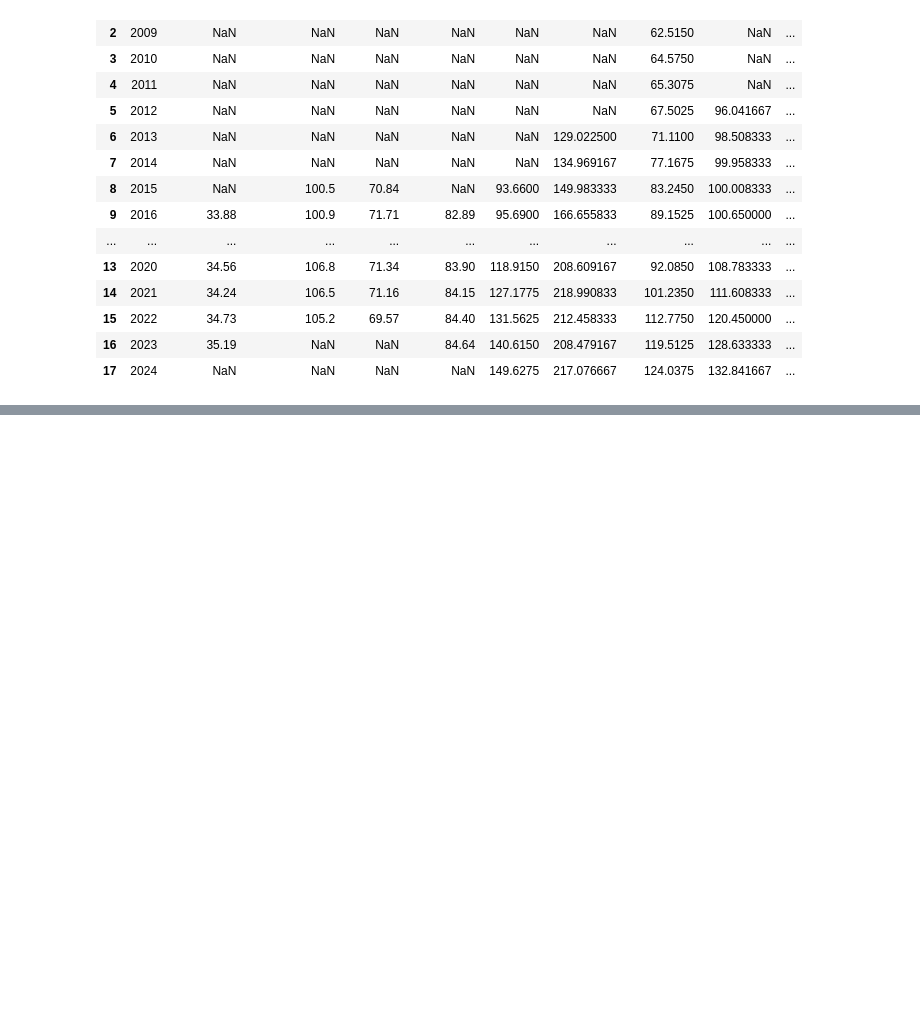
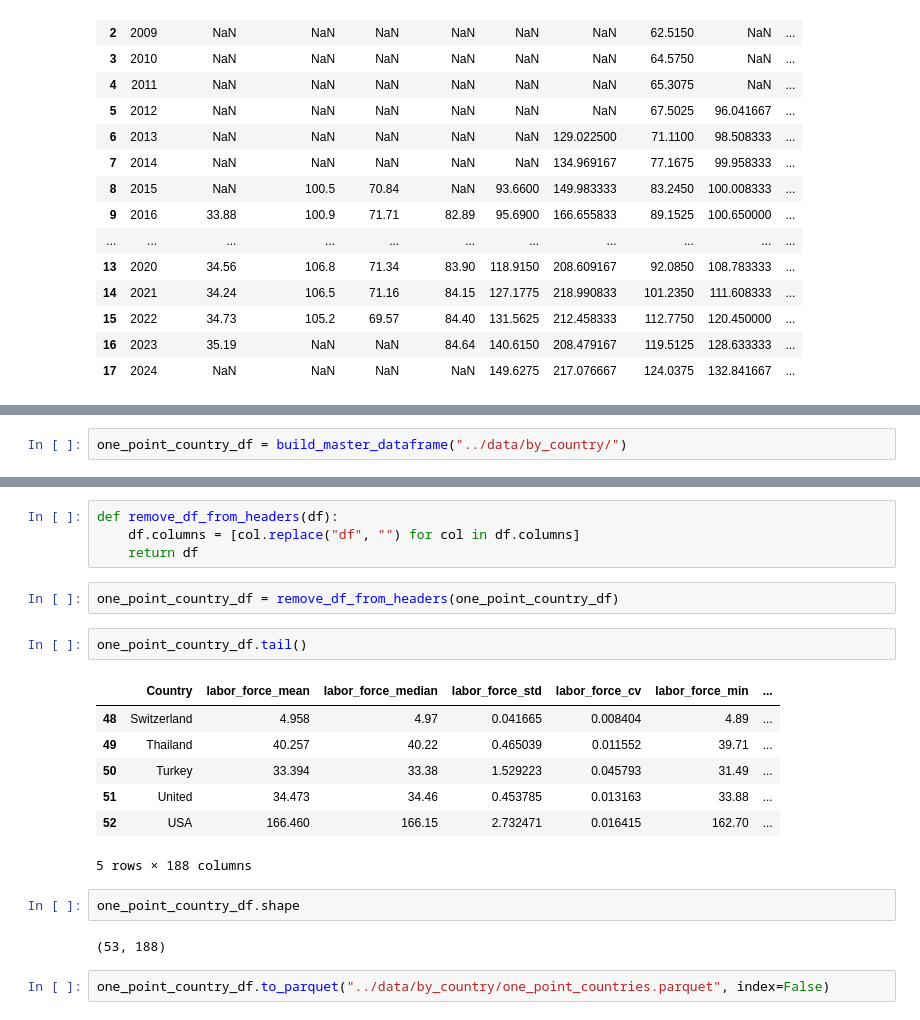
Before and after one commit to acostadlucas/mcs-red, a Jupyter notebook: hypothesis_test/hypothesis_test_04.ipynb, the cells around one changed output, grey strips where cells are left out. Saved outputs shown, nothing was run; the diff lists cells and outputs as text; blank space fills up the shorter version.

```diff
--- a/hypothesis_test/hypothesis_test_04.ipynb
+++ b/hypothesis_test/hypothesis_test_04.ipynb
@@ -467,0 +525,2 @@ uk_df_01
+# %%
+one_point_country_df = build_master_dataframe("../data/by_country/")
@@ -467,0 +543,22 @@ uk_df_01
+# %%
+def remove_df_from_headers(df):
+    df.columns = [col.replace("df", "") for col in df.columns]
+    return df
+# %%
+one_point_country_df = remove_df_from_headers(one_point_country_df)
+# %%
+one_point_country_df.tail()
+# %% [output]
+|  | Country | labor_force_mean | labor_force_median | labor_force_std | labor_force_cv | labor_force_min | ... |
+| 48 | Switzerland | 4.958 | 4.97 | 0.041665 | 0.008404 | 4.89 | ... |
+| 49 | Thailand | 40.257 | 40.22 | 0.465039 | 0.011552 | 39.71 | ... |
+| 50 | Turkey | 33.394 | 33.38 | 1.529223 | 0.045793 | 31.49 | ... |
+| 51 | United | 34.473 | 34.46 | 0.453785 | 0.013163 | 33.88 | ... |
+| 52 | USA | 166.460 | 166.15 | 2.732471 | 0.016415 | 162.70 | ... |
+5 rows × 188 columns
+# %%
+one_point_country_df.shape
+# %% [output]
+(53, 188)
+# %%
+one_point_country_df.to_parquet("../data/by_country/one_point_countries.parquet", index=False)
```
Also changed, not shown: parts of 5 cells of this notebook.
